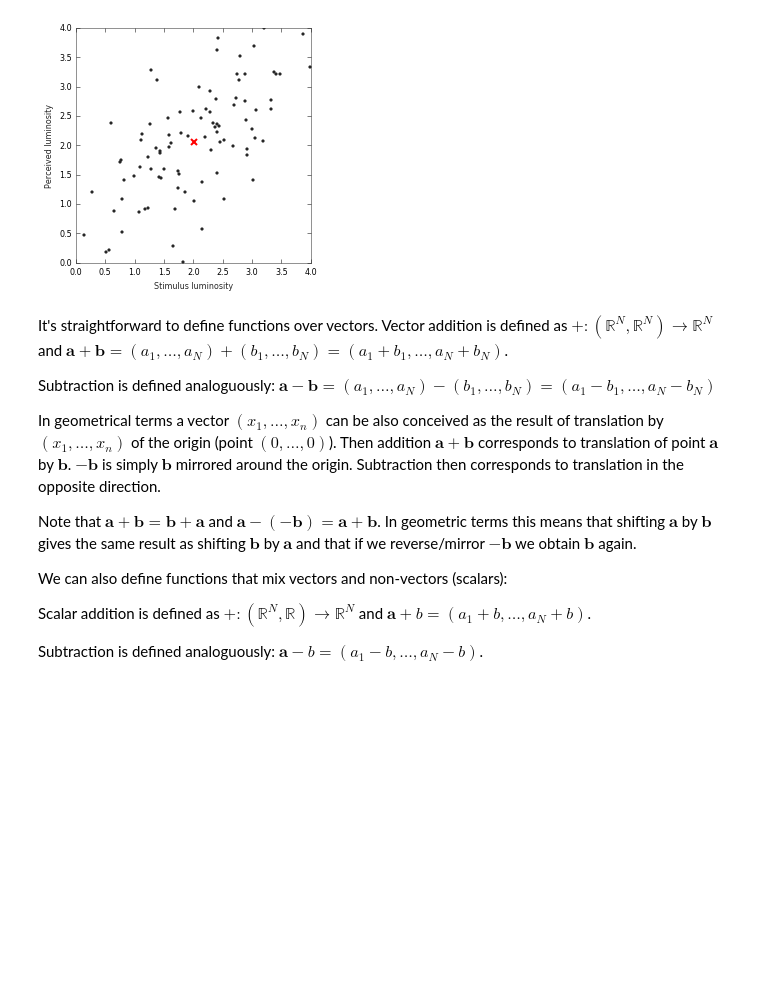
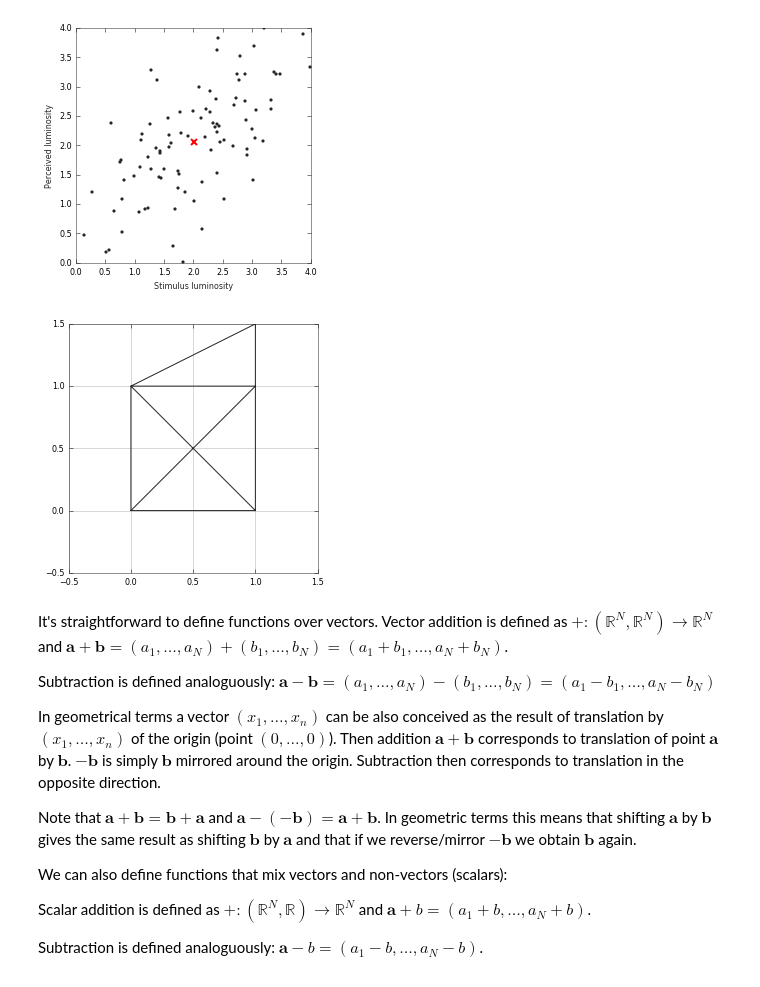
Before and after one commit to simkovic/QMFPR, a Jupyter notebook: ch2.ipynb, the cells around one changed output. Cells and saved outputs as stored; diff of their text form; code cells hidden in the pictures; blank space fills up the shorter version.

```diff
--- a/ch2.ipynb
+++ b/ch2.ipynb
@@ -49,6 +49,14 @@ plt.plot(d[:,0].mean(),d[:,1].mean(),'xr',mew=2)
 Populating the interactive namespace from numpy and matplotlib
 [<matplotlib.lines.Line2D at 0x...>]
 [figure]
+# %%
+h0=[[0,0],[1,0],[0,1],[1,1.5],[1,1],[0,1],[0,0],[1,1],[1,0]]
+h0=np.array(h0)
+plt.plot(h0[:,0],h0[:,1])
+plt.xlim([-0.5,1.5]);plt.ylim([-0.5,1.5])
+plt.gca().set_aspect(1)
+# %% [output]
+[figure, added]
 # %% [markdown]
 It's straightforward to define functions over vectors.
 Vector addition is defined as $+: (\mathbb{R}^N, \mathbb{R}^N) \rightarrow \mathbb{R}^N$ and $\mathbf{a}+\mathbf{b}= (a_1, \dots,a_N)+ (b_1, \dots,b_N)=(a_1+b_1,\dots,a_N+b_N)$.
```
Also changed, not shown: parts of 10 cells of this notebook.
